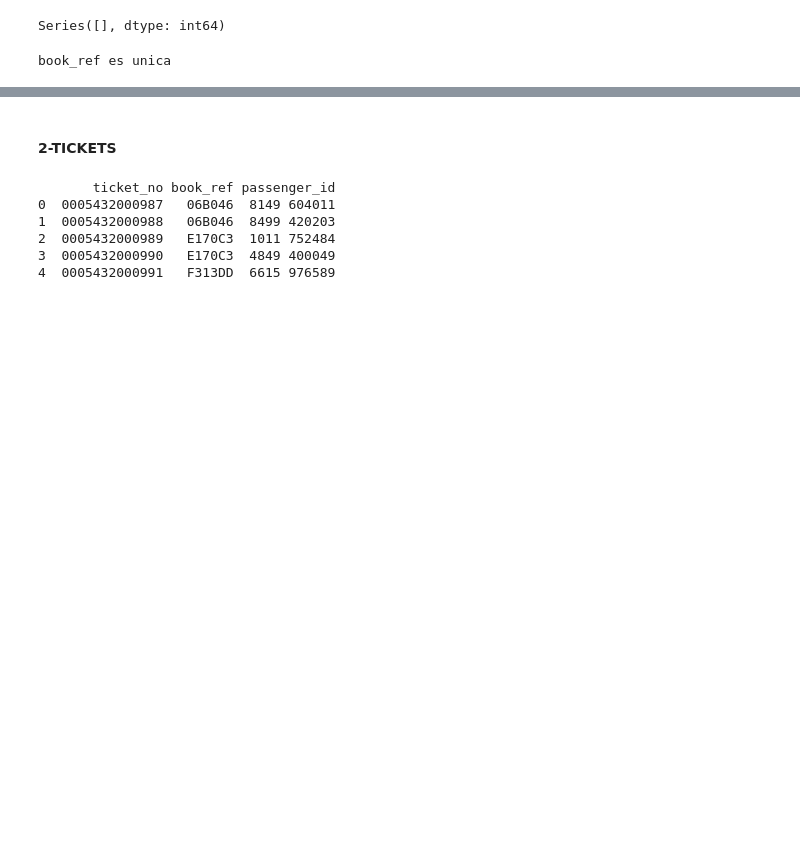
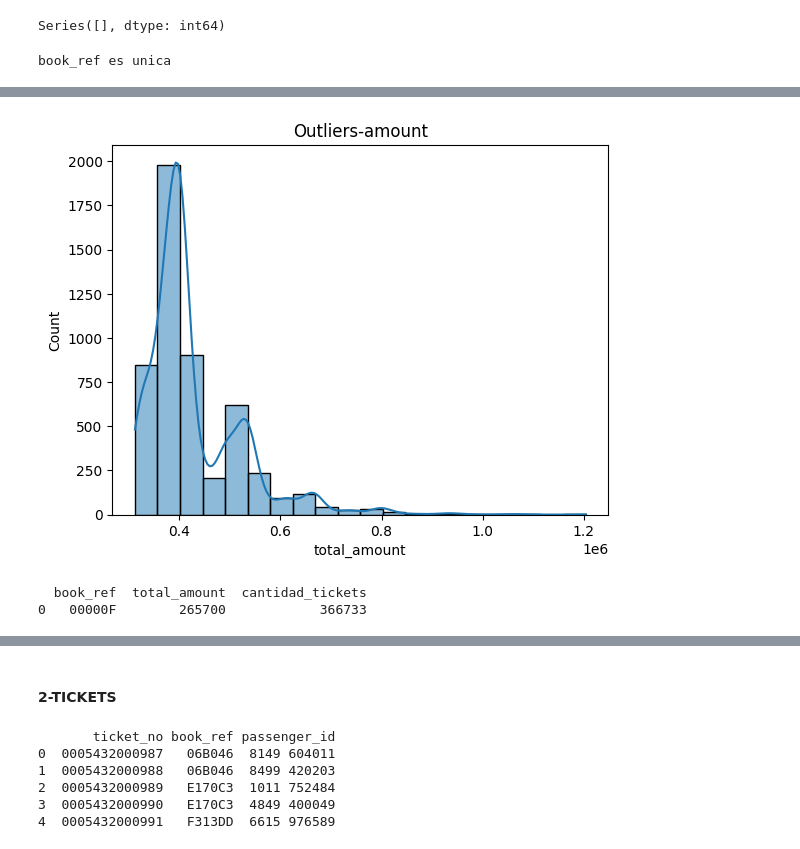
Before and after one commit to Yanina2022/ProyectoFInalAerolineas, a Jupyter notebook: ETL/DAFT06 G3 PreAnalisisTablas.ipynb, the cells around one changed output, grey strips where cells are left out. Cells and saved outputs as stored; diff of their text form; code cells hidden in the pictures; blank space fills up the shorter version.

```diff
--- a/ETL/DAFT06 G3 PreAnalisisTablas.ipynb
+++ b/ETL/DAFT06 G3 PreAnalisisTablas.ipynb
@@ -139,0 +152,14 @@ for clave in claves_foraneas:
+# %%
+# Calcular la media y desviación estándar
+mean = np.mean(df_bookings['total_amount'])
+std = np.std(df_bookings['total_amount'])
+
+# Calcular el Z-Score manualmente
+df_bookings['zscore'] = (df_bookings['total_amount'] - mean) / std
+
+# Filtrar los outliers (usando un umbral de 3 para el Z-Score)
+outliers = df_bookings[df_bookings['zscore'].abs() > 3]
+
+print(outliers.shape)
+print(outliers['total_amount'].describe())
+print(outliers)
@@ -139,0 +209,25 @@ for clave in claves_foraneas:
+# %%
+sns.histplot(data=outliers,x='total_amount',bins =20, kde=True)
+plt.title('Outliers-amount')
+plt.show()
+# %% [output]
+[figure, added]
+# %%
+query_bookings_tickets= '''
+SELECT
+    b.book_ref,
+    b.total_amount,
+    COUNT(t.book_ref) AS cantidad_tickets
+FROM
+    bookings as b
+LEFT JOIN tickets t ON b.book_ref = t.book_ref
+ORDER BY
+    cantidad_tickets
+'''
+df_bookings_tickets = pd.read_sql_query(query_bookings_tickets, conexion)
+
+# Mostrar las primeras filas de la tabla cargada
+print(df_bookings_tickets)
+# %% [output]
+  book_ref  total_amount  cantidad_tickets
+0   00000F        265700            366733
```
Also changed, not shown: parts of 50 cells of this notebook, 3 other files.
